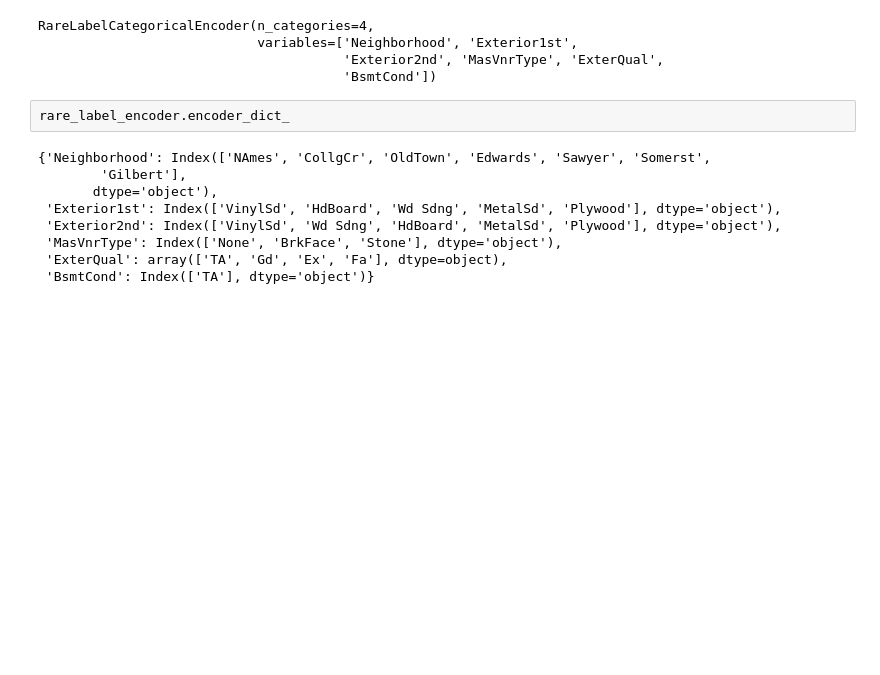
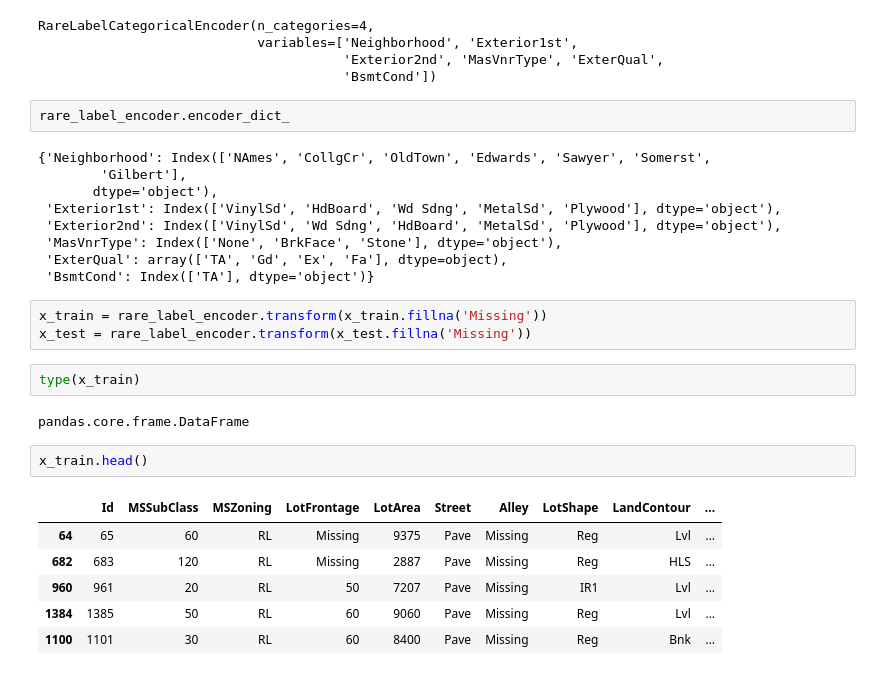
Before and after one commit to KarthikKothareddy/FeatureEngineering, a Jupyter notebook: categorical_variable_encoding.ipynb, the cells around one changed output. Saved outputs shown, nothing was run; the diff lists cells and outputs as text; blank space fills up the shorter version.

```diff
--- a/categorical_variable_encoding.ipynb
+++ b/categorical_variable_encoding.ipynb
@@ -1838,3 +1853,19 @@ rare_label_encoder.encoder_dict_
  'MasVnrType': Index(['None', 'BrkFace', 'Stone'], dtype='object'),
  'ExterQual': array(['TA', 'Gd', 'Ex', 'Fa'], dtype=object),
  'BsmtCond': Index(['TA'], dtype='object')}
+# %%
+x_train = rare_label_encoder.transform(x_train.fillna('Missing'))
+x_test = rare_label_encoder.transform(x_test.fillna('Missing'))
+# %%
+type(x_train)
+# %% [output]
+pandas.core.frame.DataFrame
+# %%
+x_train.head()
+# %% [output]
+|  | Id | MSSubClass | MSZoning | LotFrontage | LotArea | Street | Alley | LotShape | LandContour | ... |
+| 64 | 65 | 60 | RL | Missing | 9375 | Pave | Missing | Reg | Lvl | ... |
+| 682 | 683 | 120 | RL | Missing | 2887 | Pave | Missing | Reg | HLS | ... |
+| 960 | 961 | 20 | RL | 50 | 7207 | Pave | Missing | IR1 | Lvl | ... |
+| 1384 | 1385 | 50 | RL | 60 | 9060 | Pave | Missing | Reg | Lvl | ... |
+| 1100 | 1101 | 30 | RL | 60 | 8400 | Pave | Missing | Reg | Bnk | ... |
```
Also changed, not shown: parts of 1 cell of this notebook, 2 other files.
